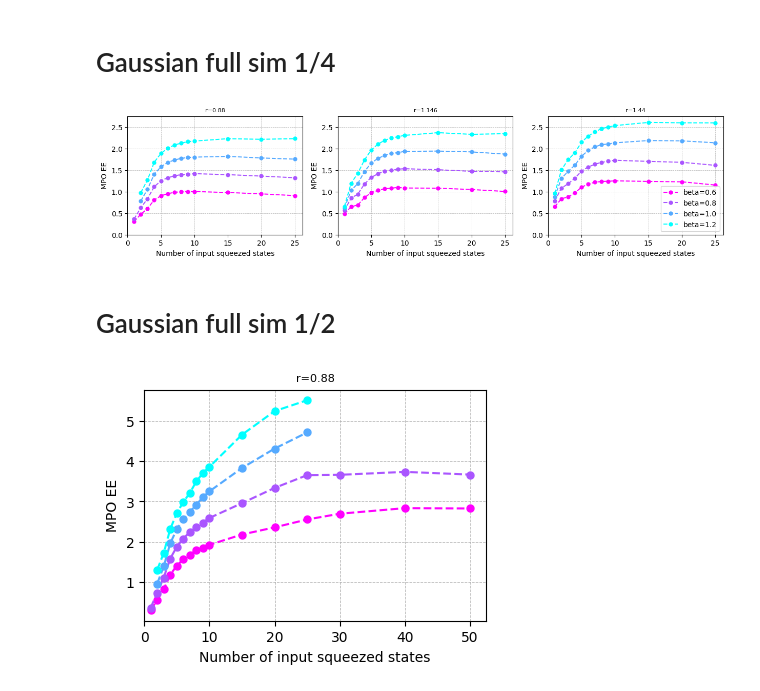
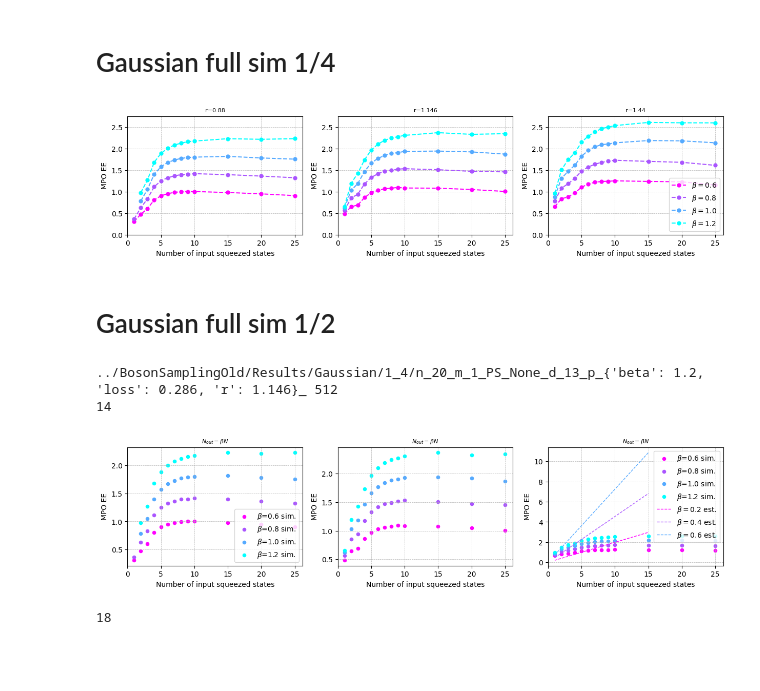
Before and after one commit to sss441803/BosonSampling, a Jupyter notebook: analysis.ipynb, the cells around one changed output. Cells and saved outputs as stored; diff of their text form; code cells hidden in the pictures; blank space fills up the shorter version.

```diff
--- a/analysis.ipynb
+++ b/analysis.ipynb
@@ -407,7 +398,7 @@ for i, squeeze_parameter in enumerate([0.88, 1.146, 1.44]):
             bond_dimension = int(max(8*2**lossy_ave_photons, local_hilbert_space_dimension**2, 512))
             parameters = {"beta": beta, "loss": loss, "r": squeeze_parameter}
 
-            begin_directory = './Results/{}/n_{}_m_{}_PS_{}_d_{}_p_{}_'.format(input_state_type, n_modes, n_input_states, post_selected_photon_number, local_hilbert_space_dimension, parameters)
+            begin_directory = '/home/minzhaoliu/BosonSamplingOld/Results/{}/1_4/n_{}_m_{}_PS_{}_d_{}_p_{}_'.format(input_state_type, n_modes, n_input_states, post_selected_photon_number, local_hilbert_space_dimension, parameters)
             chi_file = begin_directory + 'chi.npy'
 
             if not os.path.isfile(chi_file):
@@ -434,8 +425,8 @@ for i, squeeze_parameter in enumerate([0.88, 1.146, 1.44]):
             EEs[k] = np.max(EE)
             # PSs[k] = lossy_ave_photons
 
-        ax.plot(n_input_states_list, EEs, linestyle='--', marker='o', markersize=5, color=colors[j], label='beta={}'.format(beta))
-        # ax.scatter(n_input_states_list, EEs, s=20, color=colors[j])
+        ax.plot(n_input_states_list, EEs, linestyle='--', marker='o', markersize=5, color=colors[j], label=r'$\beta=$'+'{}'.format(beta))
+        # ax.scatter(n_input_states_list, EEs, s=20, color=colors[j],label='1')
         ax.grid(which='both', linestyle = '--', linewidth = 0.5)
         # ax.scatter(np.array([PSs[m] for m in range(max_m + 1)]), EEs, s=2)
         # ax1.plot(n_input_states_list, PSs, '--', label='beta={}'.format(beta))
@@ -452,25 +443,31 @@ for i, squeeze_parameter in enumerate([0.88, 1.146, 1.44]):
     ax.set_ylabel('MPO EE')
     ax.set_title('r={}'.format(squeeze_parameter), fontsize=8)
     if i == 2:
-        # ax1.legend()
+        # ax.plot(np.arange(2, 26, 1), np.array([0.796512, 0.834852, 0.852799, 0.859898, 0.860915, 0.858374, 0.8537,0.847737, 0.841005, 0.833834, 0.826438, 0.818957, 0.811486, 0.804085,0.796797, 0.789647, 0.782652, 0.775821, 0.769161, 0.762672, 0.756353, 0.750203, 0.744217, 0.738391]),color=colors[0],label='beta=0.6',linewidth=1,linestyle='--')
+        # ax.plot(np.arange(2, 26, 1), np.array([1.10673, 1.17233, 1.21356, 1.23848, 1.25293, 1.2605, 1.26343, 1.26316, 1.26066, 1.25658, 1.25139, 1.2454, 1.23885, 1.23191, 1.22471, 1.21736, 1.20991, 1.20242, 1.19494, 1.18749, 1.18011, 1.1728, 1.16558, 1.15846]),color=colors[1],label='beta=0.8',linewidth=1,linestyle='--')
+        # ax.plot(np.arange(2, 26, 1), np.array([1.43389, 1.51367, 1.5765, 1.62086, 1.65155, 1.67244, 1.68625, 1.69486, 1.6996, 1.70143, 1.70104, 1.69895, 1.69554, 1.69112, 1.68591, 1.68008, 1.67378, 1.66712, 1.66019, 1.65305, 1.64577, 1.63839, 1.63094, 1.62346]),color=colors[2],label='beta=1.0',linewidth=1,linestyle='--')
+        # ax.plot(np.arange(2, 26, 1), np.array([1.79722, 1.86501, 1.94275, 2.00494, 2.0523, 2.08789, 2.1144, 2.13392, 2.148, 2.15782, 2.16427, 2.16803, 2.16963, 2.16949, 2.16793, 2.16521, 2.16155, 2.15711, 2.15205, 2.14646, 2.14045, 2.13409, 2.12745, 2.12059]),color=colors[3],label='beta=1.2',linewidth=1,linestyle='--')
         ax.legend()
 # f.suptitle('Loss=0.75 EE scaling with vs sector')
 # plt.savefig('Loss=0.75 EE scaling with vs sector.pdf')
+
+plt.savefig('1_4 scaling.svg')
 # %% [output]
-[figure, old version]
+[figure, new version]
 # %% [markdown]
 # Gaussian full sim 1/2
 # %%
 from experiments_gen import determine_hilbert_space_dimension_from_gaussian_state_parameters_and_target_probability
 
 colors = cm.cool(np.linspace(1, 0, 4))
+max_d = 0
 input_state_type = 'Gaussian'
 target_probability = 0.99
 post_selected_photon_number = None
-n_input_states_list = [1,2,3,4,5,6,7,8,9,10,15,20,25,30,40,50]
+n_input_states_list = [1,2,3,4,5,6,7,8,9,10,15,20,25]#,30,40,50]
 f = plt.figure(figsize=(15,3))
 # f1 = plt.figure(figsize=(12,3))
-for i, squeeze_parameter in enumerate([0.88]):#, 1.146, 1.44]):
+for i, squeeze_parameter in enumerate([0.88, 1.146, 1.44]):
     ax = f.add_subplot(1,3,i+1)
     # ax1 = f1.add_subplot(1,3,i+1)
     for j, beta in enumerate([0.6, 0.8, 1.0, 1.2]):
@@ -481,14 +478,14 @@ for i, squeeze_parameter in enumerate([0.88]):#, 1.146, 1.44]):
         for k, n_input_states in enumerate(n_input_states_list):
             n_modes = max(20, 4 * n_input_states)
             ideal_ave_photons = n_input_states*sinh(squeeze_parameter)**2
-            lossy_ave_photons = beta*ideal_ave_photons**(1/2)
+            lossy_ave_photons = beta*ideal_ave_photons**(1/4)
             loss = round(1000*(1 - lossy_ave_photons/ideal_ave_photons))/1000
             local_hilbert_space_dimension = determine_hilbert_space_dimension_from_gaussian_state_parameters_and_target_probability(n_input_states, squeeze_parameter, loss, target_probability)
             init_chi = local_hilbert_space_dimension**2
             bond_dimension = int(max(8*2**lossy_ave_photons, local_hilbert_space_dimension**2, 512))
             parameters = {"beta": beta, "loss": loss, "r": squeeze_parameter}
 
-            begin_directory = './Results/{}/n_{}_m_{}_PS_{}_d_{}_p_{}_'.format(input_state_type, n_modes, n_input_states, post_selected_photon_number, local_hilbert_space_dimension, parameters)
+            begin_directory = '../BosonSamplingOld/Results/{}/1_4/n_{}_m_{}_PS_{}_d_{}_p_{}_'.format(input_state_type, n_modes, n_input_states, post_selected_photon_number, local_hilbert_space_dimension, parameters)
             chi_file = begin_directory + 'chi.npy'
 
             if not os.path.isfile(chi_file):
@@ -500,42 +497,67 @@ for i, squeeze_parameter in enumerate([0.88]):#, 1.146, 1.44]):
             chi = int(np.max(chi_array))
             EE_file = begin_directory + 'chi_{}_EE.npy'.format(chi)
             EE = np.load(EE_file)
+            max_layer = np.argmax(EE)//EE.shape[0]
             prob_file = begin_directory + 'chi_{}_prob.npy'.format(chi)
-            Totprob = np.load(prob_file)
+            Totprob = np.load(prob_file)[:max_layer + 10]
             # if Totprob[-1] != 0:
             #     continue
             Totprob = Totprob[np.where(Totprob > 0)[0]]
-            if np.argmax(EE)//EE.shape[0] >= EE.shape[1] - 11:
+            if max_layer >= EE.shape[1] - 11:
                 print('EE did not saturate')
                 continue
             error = np.max(Totprob)/np.min(Totprob) - 1
-            if error > 0.1:
+            if np.min(Totprob) < 0.9:
+            # if error > 0.1:
                 print('Error too large')
                 continue
             EEs[k] = np.max(EE)
+            max_d = max(max_d, local_hilbert_space_dimension)
             # PSs[k] = lossy_ave_photons
+            if local_hilbert_space_dimension == 13:
+                print(begin_directory, chi)
 
-        ax.plot(n_input_states_list, EEs, linestyle='--', marker='o', markersize=5, color=colors[j], label='beta={}'.format(beta))
-        # ax.scatter(n_input_states_list, EEs, s=20, color=colors[j])
+        # ax.plot(n_input_states_list, EEs, linestyle='--', marker='o', markersize=5, color=colors[j], label='beta={}'.format(beta))
+        ax.scatter(n_input_states_list, EEs, s=20, color=colors[j], label=r'$\beta$'+'={} sim.'.format(beta))
         ax.grid(which='both', linestyle = '--', linewidth = 0.5)
         # ax.scatter(np.array([PSs[m] for m in range(max_m + 1)]), EEs, s=2)
         # ax1.plot(n_input_states_list, PSs, '--', label='beta={}'.format(beta))
         # ax1.scatter(n_input_states_list, PSs)
     # ax1.set_ylim(0,)
     # ax1.set_xlim(0,)
     # ax1.set_xlabel('m')
     # ax1.set_ylabel('Average photon numbers (PS)')
     # ax1.set_title('r={}'.format(r), fontsize=8)
     # ax.set_ylim(0,2.75)
     ax.set_xlim(0)
+    # ax.set_ylim(0,5.5)
     # ax.set_xticks([0,2,4,6,8,10,12,14,16,18,20])
     ax.set_xlabel('Number of input squeezed states')
     ax.set_ylabel('MPO EE')
-    ax.set_title('r={}'.format(squeeze_parameter), fontsize=8)
-    if i == 2:
+    ax.set_title(r'$N_{out}=\beta N$', fontsize=8)
+    if i == 0:
         # ax1.legend()
         ax.legend()
+
+ax.plot(np.arange(1, 16, 1), np.array([0.197843, 0.395685, 0.593528, 0.79137, 0.989213, 1.18706, 1.3849, 1.58274, 1.78058, 1.97843, 2.17627, 2.37411, 2.57195, 2.7698, 2.96764]),color=colors[0],label=r'$\beta=0.2$ est.',linewidth=1,linestyle='--')
+ax.plot(np.arange(1, 16, 1), np.array([0.45412, 0.90824, 1.36236, 1.81648, 2.2706, 2.72472, 3.17884, 3.63296, 4.08708, 4.5412, 4.99532, 5.44944, 5.90356, 6.35768, 6.8118]),color=colors[1],label=r'$\beta=0.4$ est.',linewidth=1,linestyle='--')
+ax.plot(np.arange(1, 16, 1), np.array([0.724705, 1.44941, 2.17412, 2.89882, 3.62353, 4.34823, 5.07294, 5.79764, 6.52235, 7.24705, 7.97176, 8.69646, 9.42117, 10.1459, 10.8706]),color=colors[2],label=r'$\beta=0.6$ est.',linewidth=1,linestyle='--')
+ax.grid(which='both', linestyle = '--', linewidth = 0.5)
+ax.legend()
 # f.suptitle('Loss=0.75 EE scaling with vs sector')
 # plt.savefig('Loss=0.75 EE scaling with vs sector.pdf')
+# plt.savefig('Linear scaling.svg')
+print(max_d)
 # %% [output]
+../BosonSamplingOld/Results/Gaussian/1_4/n_20_m_1_PS_None_d_13_p_{'beta': 1.2, 'loss': 0.286, 'r': 1.146}_ 512
+14
-[figure, old version]
+[figure, new version]
+# %%
+Error too large
+Error too large
+Error too large
+./Results/Gaussian/constant/n_60_m_15_PS_None_d_18_p_{'beta': 0.4, 'loss': 0.6, 'r': 0.88}_ 16384
+Error too large
+./Results/Gaussian/constant/n_36_m_9_PS_None_d_18_p_{'beta': 0.6, 'loss': 0.4, 'r': 0.88}_ 8192
+# %% [output]
+18
```
Also changed, not shown: parts of 1 cell of this notebook, 11 other files.
